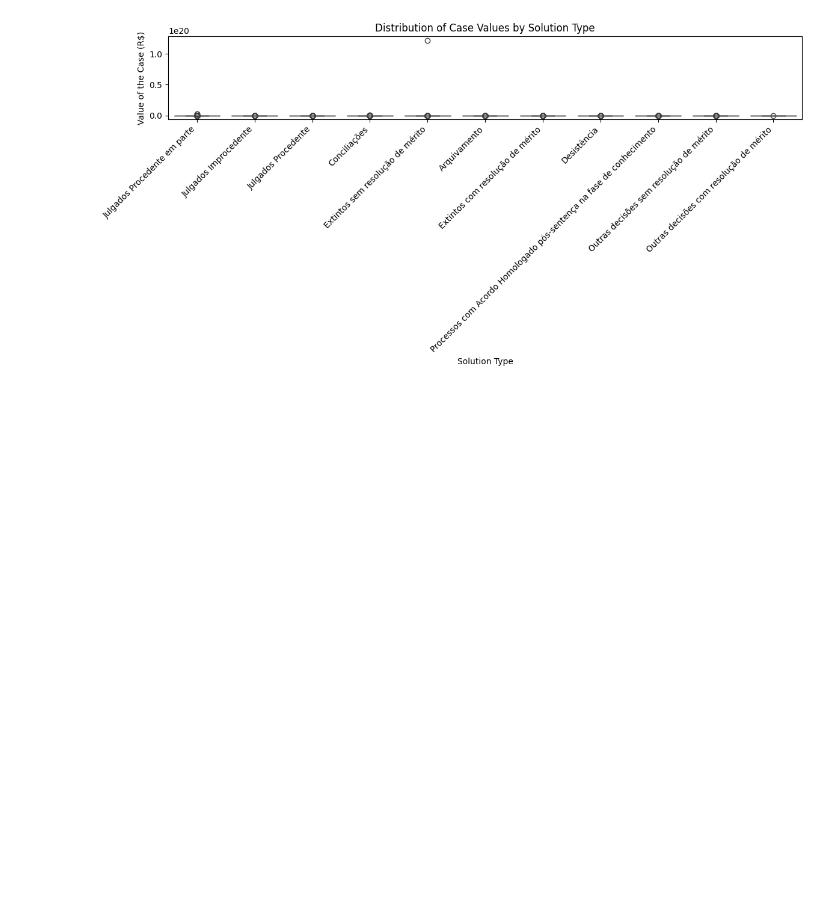
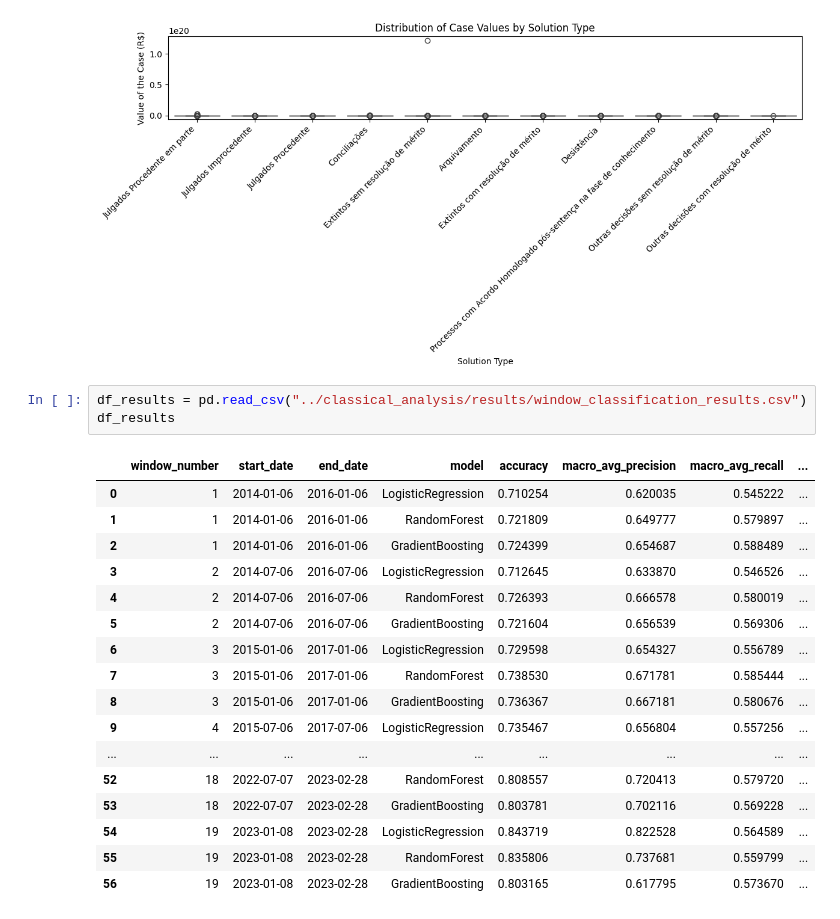
Before and after one commit to LuisEduardoF/ConciliamentoTRT, a Jupyter notebook: EDA/analysis.ipynb, the cells around one changed output. Cells and saved outputs as stored; diff of their text form; blank space fills up the shorter version.

```diff
--- a/EDA/analysis.ipynb
+++ b/EDA/analysis.ipynb
@@ -17,3 +17,24 @@ plt.tight_layout()
 plt.show()
 # %% [output]
 [figure]
+# %%
+df_results = pd.read_csv("../classical_analysis/results/window_classification_results.csv")
+df_results
+# %% [output]
+|  | window_number | start_date | end_date | model | accuracy | macro_avg_precision | macro_avg_recall | ... |
+| 0 | 1 | 2014-01-06 | 2016-01-06 | LogisticRegression | 0.710254 | 0.620035 | 0.545222 | ... |
+| 1 | 1 | 2014-01-06 | 2016-01-06 | RandomForest | 0.721809 | 0.649777 | 0.579897 | ... |
+| 2 | 1 | 2014-01-06 | 2016-01-06 | GradientBoosting | 0.724399 | 0.654687 | 0.588489 | ... |
+| 3 | 2 | 2014-07-06 | 2016-07-06 | LogisticRegression | 0.712645 | 0.633870 | 0.546526 | ... |
+| 4 | 2 | 2014-07-06 | 2016-07-06 | RandomForest | 0.726393 | 0.666578 | 0.580019 | ... |
+| 5 | 2 | 2014-07-06 | 2016-07-06 | GradientBoosting | 0.721604 | 0.656539 | 0.569306 | ... |
+| 6 | 3 | 2015-01-06 | 2017-01-06 | LogisticRegression | 0.729598 | 0.654327 | 0.556789 | ... |
+| 7 | 3 | 2015-01-06 | 2017-01-06 | RandomForest | 0.738530 | 0.671781 | 0.585444 | ... |
+| 8 | 3 | 2015-01-06 | 2017-01-06 | GradientBoosting | 0.736367 | 0.667181 | 0.580676 | ... |
+| 9 | 4 | 2015-07-06 | 2017-07-06 | LogisticRegression | 0.735467 | 0.656804 | 0.557256 | ... |
+| ... | ... | ... | ... | ... | ... | ... | ... | ... |
+| 52 | 18 | 2022-07-07 | 2023-02-28 | RandomForest | 0.808557 | 0.720413 | 0.579720 | ... |
+| 53 | 18 | 2022-07-07 | 2023-02-28 | GradientBoosting | 0.803781 | 0.702116 | 0.569228 | ... |
+| 54 | 19 | 2023-01-08 | 2023-02-28 | LogisticRegression | 0.843719 | 0.822528 | 0.564589 | ... |
+| 55 | 19 | 2023-01-08 | 2023-02-28 | RandomForest | 0.835806 | 0.737681 | 0.559799 | ... |
+| 56 | 19 | 2023-01-08 | 2023-02-28 | GradientBoosting | 0.803165 | 0.617795 | 0.573670 | ... |
```
Also changed, not shown: parts of 1 cell of this notebook, 7 other files.
